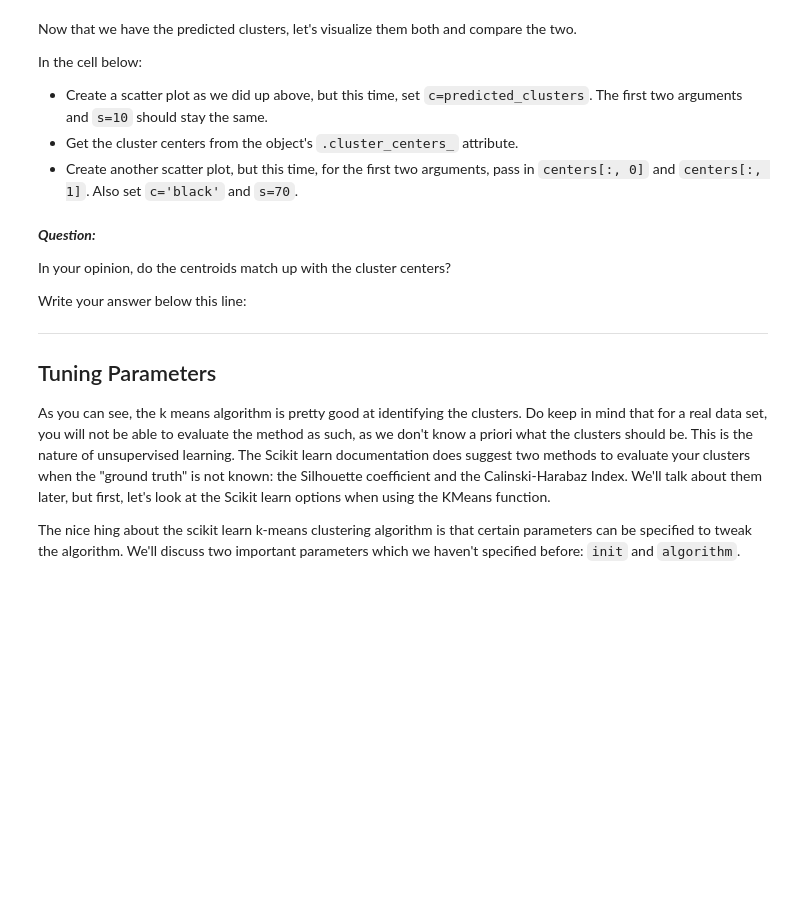
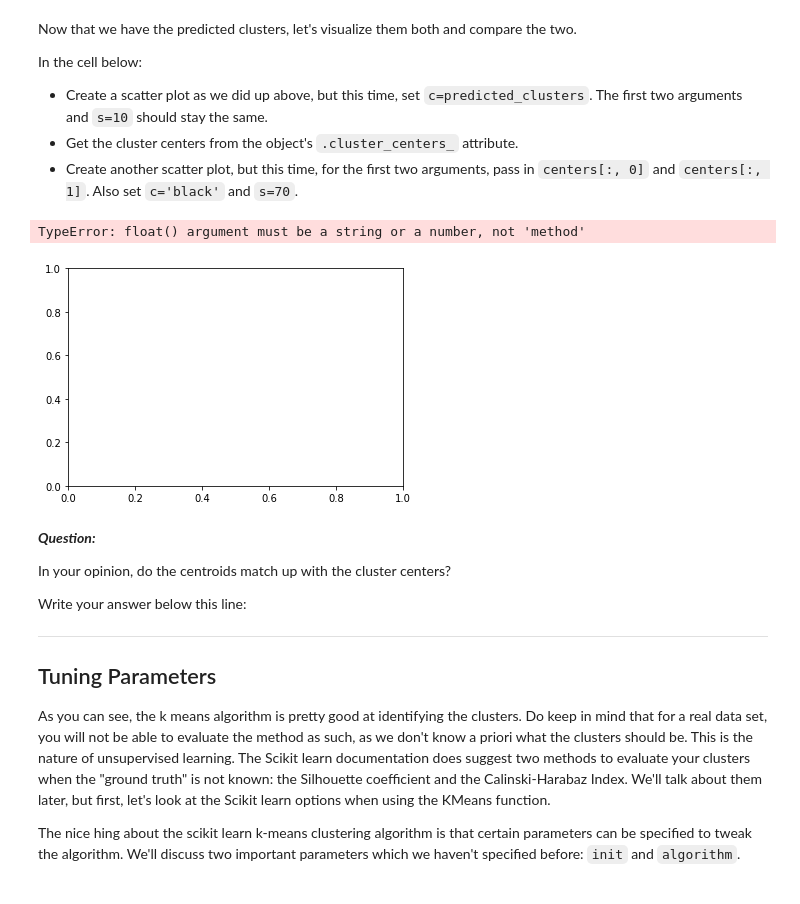
Before and after one commit to ptbailey/dsc-3-35-04-k-means-clustering-lab-nyc-career-ds-102218, a Jupyter notebook: index.ipynb, the cells around one changed output. Saved outputs shown, nothing was run; the diff lists cells and outputs as text; code cells hidden in the pictures; blank space fills up the shorter version.

```diff
--- a/index.ipynb
+++ b/index.ipynb
@@ -88,8 +88,10 @@ In the cell below:
 * Get the cluster centers from the object's `.cluster_centers_` attribute.
 * Create another scatter plot, but this time, for the first two arguments, pass in `centers[:, 0]` and `centers[:, 1]`. Also set `c='black'` and `s=70`.
 # %%
-centers = plt.scatter(X[:,0], X[:,1], c = predicted_clusters, s = 10)
-plt.scatter(X[:, 0], X[:, 1], c=y, s=10);
+plt.scatter(X[:,0], X[:,1], c = predicted_clusters, s = 10)
+# %% [output]
+TypeError: float() argument must be a string or a number, not 'method'
+[figure, added]
 # %% [markdown]
 **_Question:_**
 
```
